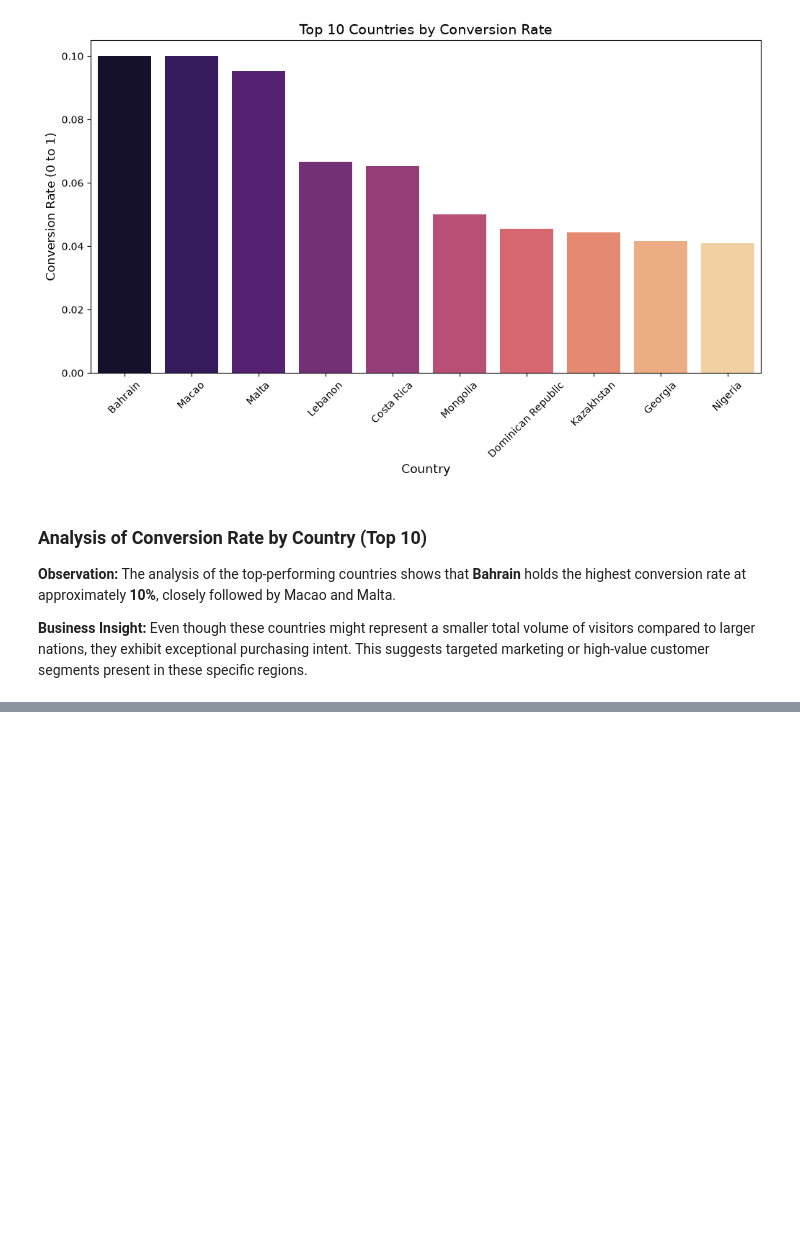
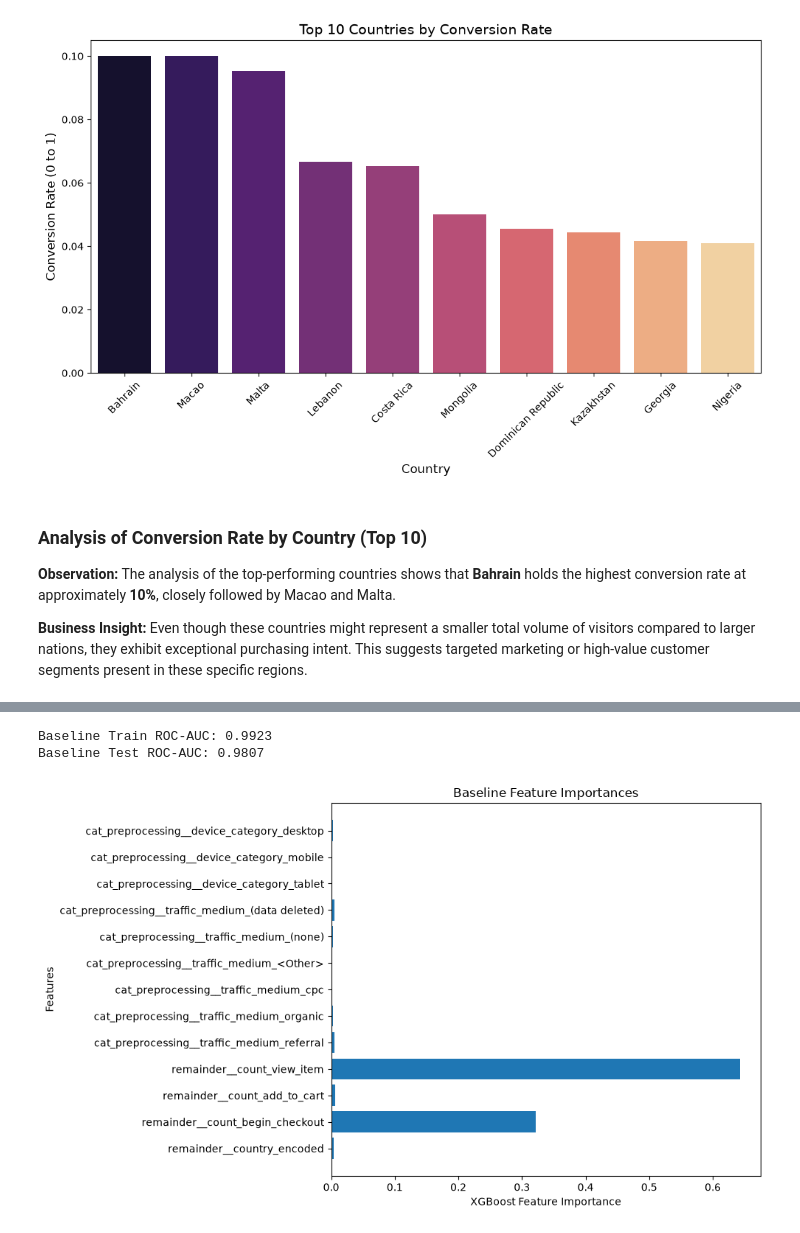
Before and after one commit to lintello-10/bq_ecommerce_project, a Jupyter notebook: notebooks/.ipynb, the cells around one changed output, grey strips where cells are left out. Saved outputs shown, nothing was run; the diff lists cells and outputs as text; code cells hidden in the pictures; blank space fills up the shorter version.

```diff
--- a/notebooks/.ipynb
+++ b/notebooks/.ipynb
@@ -313,0 +494,36 @@ Even though these countries might represent a smaller total volume of visitors c
+# %%
+# Predicting probabilities on Train set
+y_train_pred_proba = baseline_pipeline.predict_proba(X_train)[:, 1]
+train_auc = roc_auc_score(y_train, y_train_pred_proba)
+
+# Predicting probabilities on Test set
+y_test_pred_proba = baseline_pipeline.predict_proba(X_test)[:, 1]
+test_auc = roc_auc_score(y_test, y_test_pred_proba)
+
+print(f"Baseline Train ROC-AUC: {train_auc:.4f}")
+print(f"Baseline Test ROC-AUC: {test_auc:.4f}")
+# %% [output]
+Baseline Train ROC-AUC: 0.9923
+Baseline Test ROC-AUC: 0.9807
+# %%
+# Extracting the fitted model and preprocessor from your baseline pipeline
+model_fitted = baseline_pipeline.named_steps['classifier']
+preprocessor_fitted = baseline_pipeline.named_steps['preprocessor']
+
+# Retrieving the transformed feature names safely
+try:
+    feature_names = preprocessor_fitted.get_feature_names_out()
+except AttributeError:
+    feature_names = X_train.columns
+
+# Ploting the horizontal bar chart for feature importances
+plt.figure(figsize=(10, 6))
+plt.barh(feature_names, model_fitted.feature_importances_)
+plt.xlabel('XGBoost Feature Importance')
+plt.ylabel('Features')
+plt.title('Baseline Feature Importances')
+plt.gca().invert_yaxis()  # To display the most important feature at the very top
+plt.tight_layout()
+plt.show()
+# %% [output]
+[figure, added]
```
Also changed, not shown: parts of 19 cells of this notebook, 2 other files.
